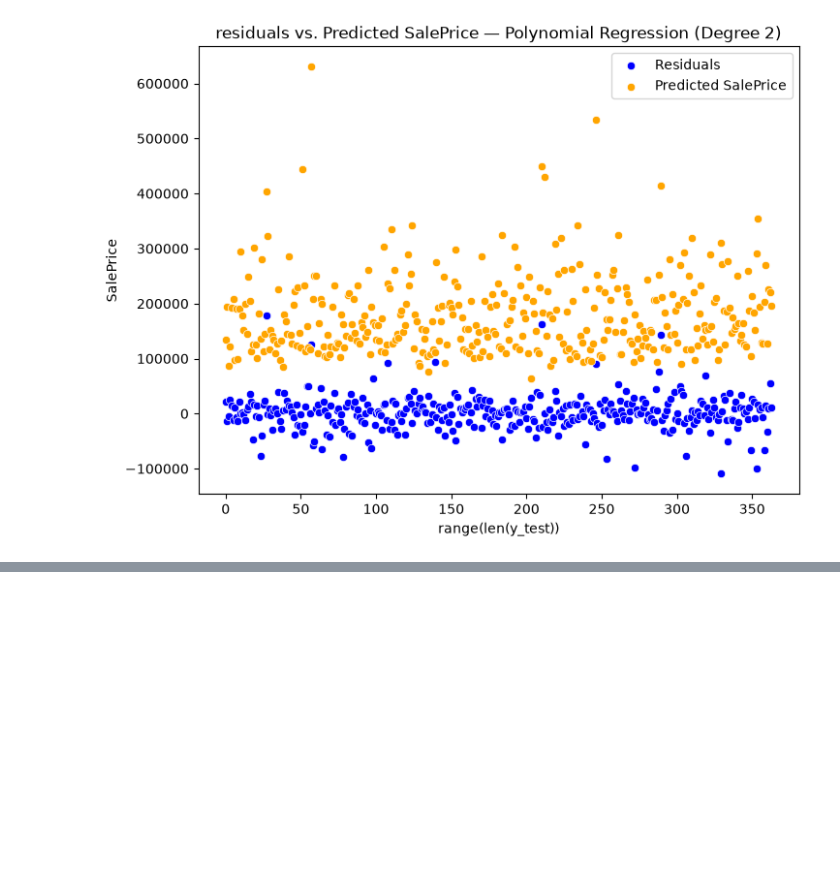
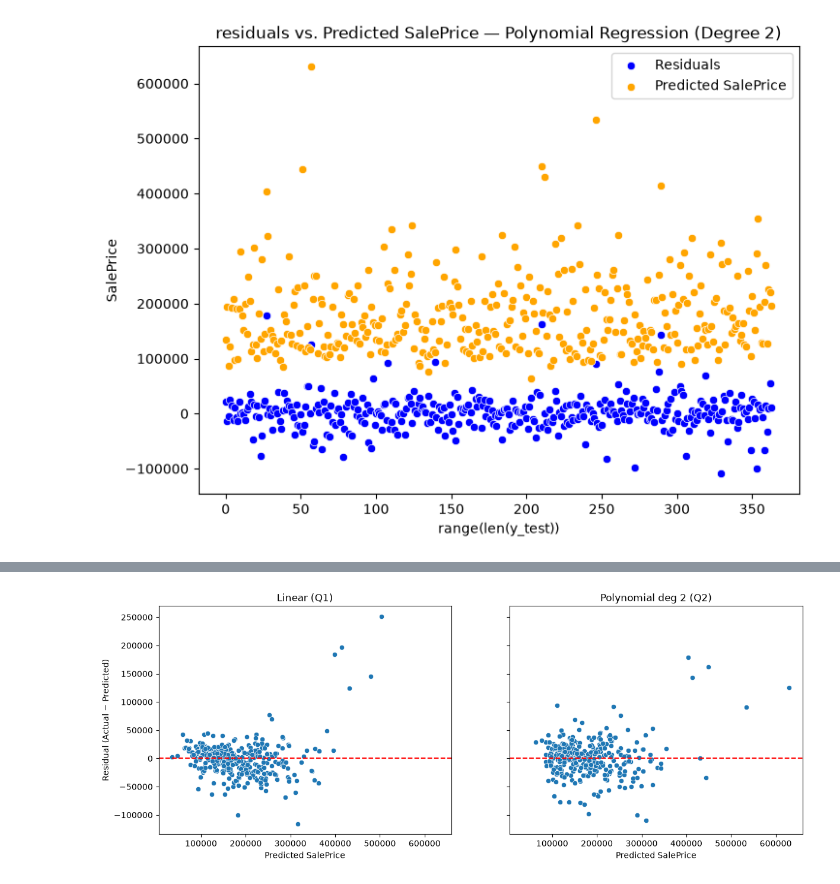
Before and after one commit to FarhanKhan1/MSAI_Machine_Learning, a Jupyter notebook: assignments_1/notebooks/q2_polynomial_regression.ipynb, the cells around one changed output, grey strips where cells are left out. Cells and saved outputs as stored; diff of their text form; code cells hidden in the pictures; blank space fills up the shorter version.

```diff
--- a/assignments_1/notebooks/q2_polynomial_regression.ipynb
+++ b/assignments_1/notebooks/q2_polynomial_regression.ipynb
@@ -475,0 +486,19 @@ plt.show()
+# %%
+# Q1 model on the same split and pipeline
+X_train_q1 = full_pipeline.fit_transform(X_train_raw)
+X_test_q1 = full_pipeline.transform(X_test_raw)
+lin_model = LinearRegression().fit(X_train_q1, y_train)
+lin_train, lin_test = lin_model.predict(X_train_q1), lin_model.predict(X_test_q1)
+
+def metrics(y_tr, p_tr, y_te, p_te):
+    return [r2_score(y_tr, p_tr), r2_score(y_te, p_te),
+            mean_absolute_error(y_tr, p_tr), mean_absolute_error(y_te, p_te),
+            root_mean_squared_error(y_tr, p_tr), root_mean_squared_error(y_te, p_te)]
+
+comparison = pd.DataFrame({
+    "Metric": ["Train R²", "Test R²", "Train MAE", "Test MAE", "Train RMSE", "Test RMSE"],
+    "Linear (Q1)": metrics(y_train, lin_train, y_test, lin_test),
+    "Polynomial (Q2)": metrics(y_train, poly_train_preds, y_test, poly_test_preds),
+})
+comparison["Difference (Poly − Linear)"] = comparison["Polynomial (Q2)"] - comparison["Linear (Q1)"]
+comparison
@@ -475,0 +513,10 @@ plt.show()
+# %%
+fig, axes = plt.subplots(1, 2, figsize=(14, 5), sharey=True, sharex=True)
+for ax, preds, title in zip(axes, [lin_test, poly_test_preds], ["Linear (Q1)", "Polynomial deg 2 (Q2)"]):
+    sns.scatterplot(x=preds, y=y_test - preds, ax=ax)
+    ax.axhline(0, color="red", linestyle="--")
+    ax.set_title(title); ax.set_xlabel("Predicted SalePrice")
+axes[0].set_ylabel("Residual (Actual − Predicted)")
+plt.show()
+# %% [output]
+[figure, added]
```
Also changed, not shown: parts of 7 cells of this notebook, 1 other file.
